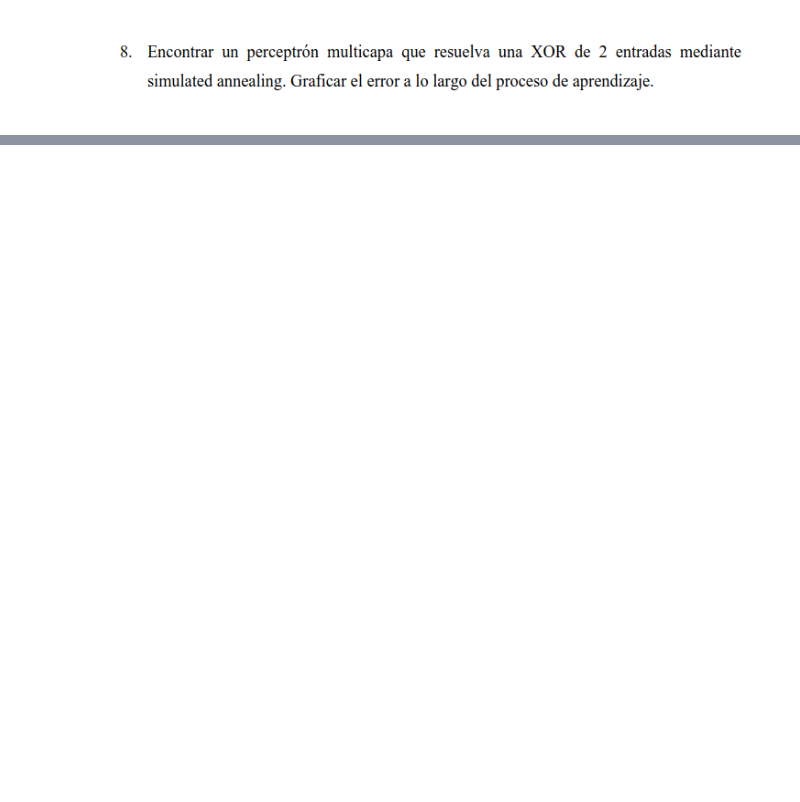
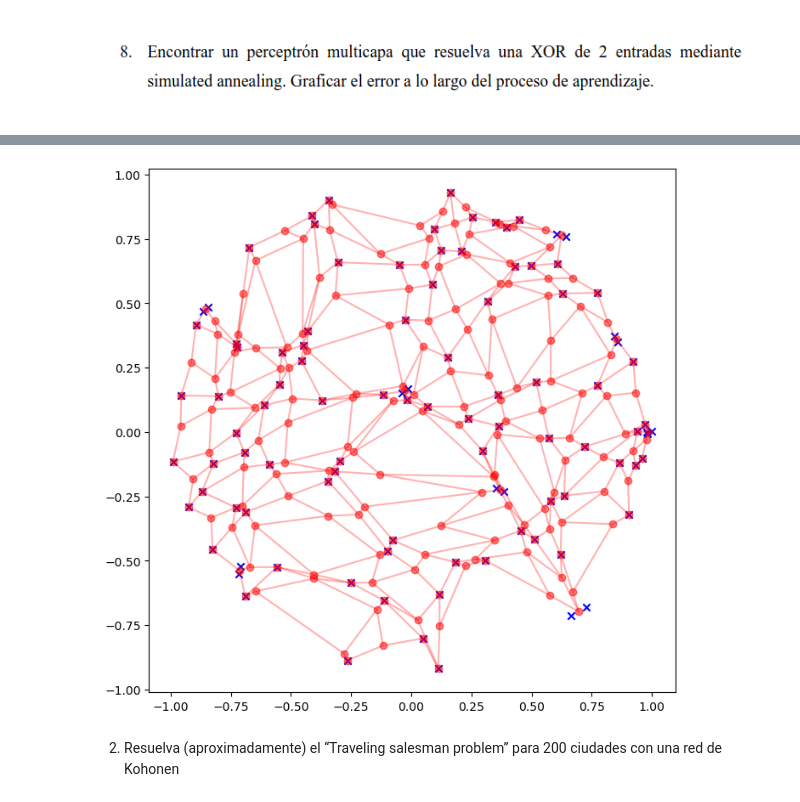
Before and after one commit to jstejman/Redes-Neuronales, a Jupyter notebook: tp3/Trabajo_Practico_3.ipynb, the cells around one changed output, grey strips where cells are left out. Drawn from its saved outputs; the diff is of its cells as text; code cells hidden in the pictures; blank space fills up the shorter version.

```diff
--- a/tp3/Trabajo_Practico_3.ipynb
+++ b/tp3/Trabajo_Practico_3.ipynb
@@ -228,0 +232,20 @@ plt.show()
+# %%
+N = 100
+M = int(math.sqrt(N))
+x = np.random.uniform(-1, 1, N)
+y = np.array([np.random.uniform(-math.sqrt(1 - v**2), math.sqrt(1 - v**2)) for v in x ])
+circle_arr = np.array([[x[i], y[i]] for i in range(N)])
+
+som = SOM(2, 15*15, 10, 0.1, 0.01, 0.01)
+W = som.train(circle_arr)
+# %%
+plt.figure(figsize=(8, 8))
+plt.plot(W[:, 0].reshape(15,15), W[:, 1].reshape(15,15), c='red', marker='o', alpha=0.3)
+plt.plot(np.transpose(W[:, 0].reshape(15,15)), np.transpose(W[:, 1].reshape(15,15)), c='red', marker='o', alpha=0.3)
+plt.scatter(circle_arr[:, 0], circle_arr[:, 1], c='blue', marker='x', label='Original Data')
+plt.show()
+# %% [output]
+[figure, added]
+# %% [markdown]
+2. Resuelva (aproximadamente) el “Traveling salesman problem” para 200 ciudades con
+una red de Kohonen
```
Also changed, not shown: parts of 7 cells of this notebook.
